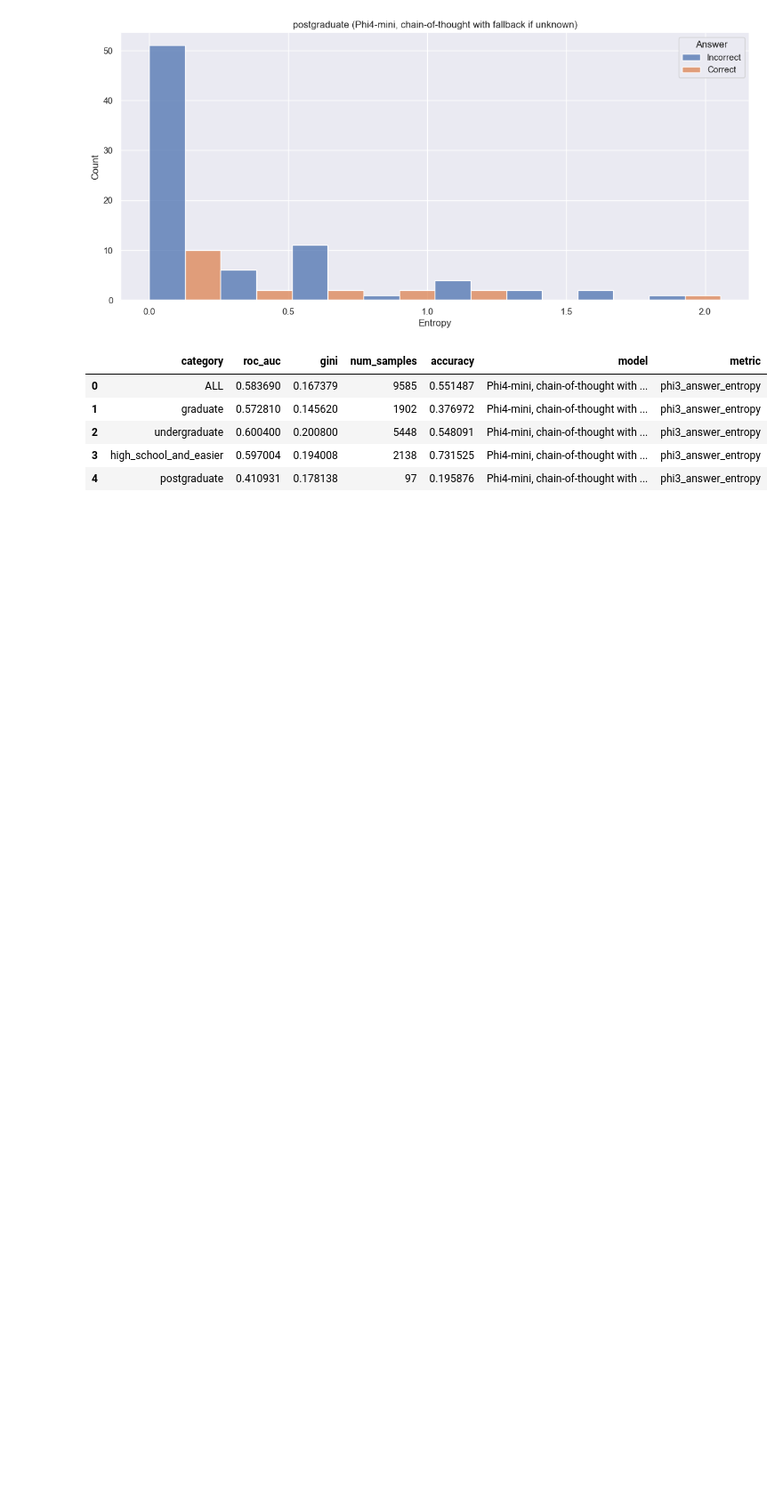
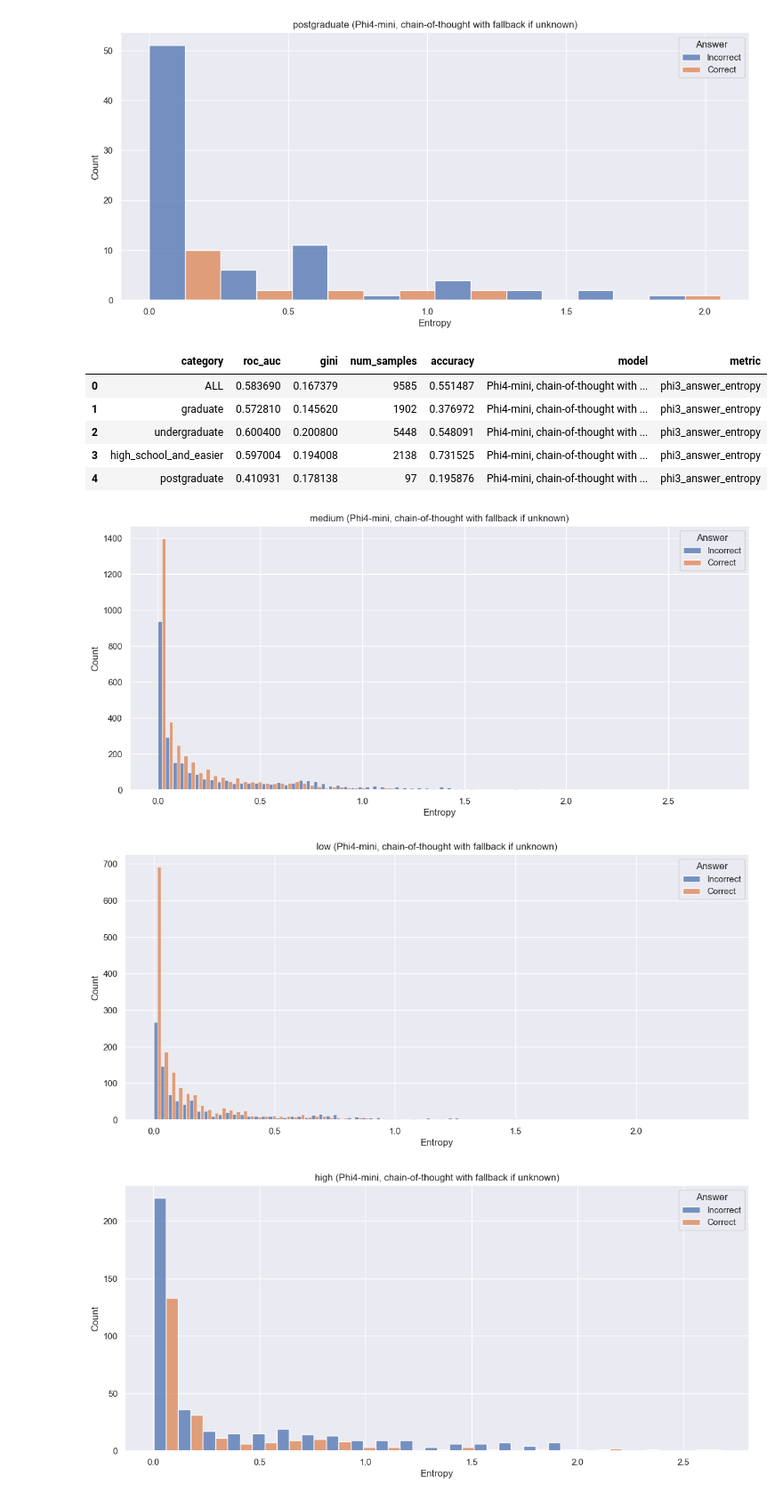
Before and after one commit to aigoncharov/complexity-aware-fine-tuning, a Jupyter notebook: src/analysis/cot_entropy.py/phi4mini_w_fallback_mmlu.ipynb, the cells around one changed output. Shown: that part at 89% size. Cells and saved outputs as stored; diff of their text form; code cells hidden in the pictures; blank space fills up the shorter version.

Commit message:
Add ROC AUC for MASJ reasoning scores

```diff
--- a/src/analysis/cot_entropy.py/phi4mini_w_fallback_mmlu.ipynb
+++ b/src/analysis/cot_entropy.py/phi4mini_w_fallback_mmlu.ipynb
@@ -217,3 +217,21 @@ roc_auc_res
 | 2 | undergraduate | 0.600400 | 0.200800 | 5448 | 0.548091 | Phi4-mini, chain-of-thought with ... | phi3_answer_entropy |
 | 3 | high_school_and_easier | 0.597004 | 0.194008 | 2138 | 0.731525 | Phi4-mini, chain-of-thought with ... | phi3_answer_entropy |
 | 4 | postgraduate | 0.410931 | 0.178138 | 97 | 0.195876 | Phi4-mini, chain-of-thought with ... | phi3_answer_entropy |
+# %%
+from reasoning_fine_tune.analysis.join_with_masj_reasoning_score import join_with_masj_reasoning_score
+
+mmlu_entropy_df_with_masj_reasoning = join_with_masj_reasoning_score(mmlu_entropy_df_filtered)
+# %%
+from reasoning_fine_tune.analysis.visualize_entropy_by_category import visualize_entropy_by_category
+
+visualize_entropy_by_category(
+    mmlu_entropy_df_with_masj_reasoning,
+    "masj_num_reasoning_steps",
+    "phi3_answer_entropy",
+    "phi3_ans_correct",
+    model_name=model_title,
+)
+# %% [output]
+[figure, added]
+[figure, added]
+[figure, added]
```
Also changed, not shown: parts of 1 cell of this notebook, 9 other files.
